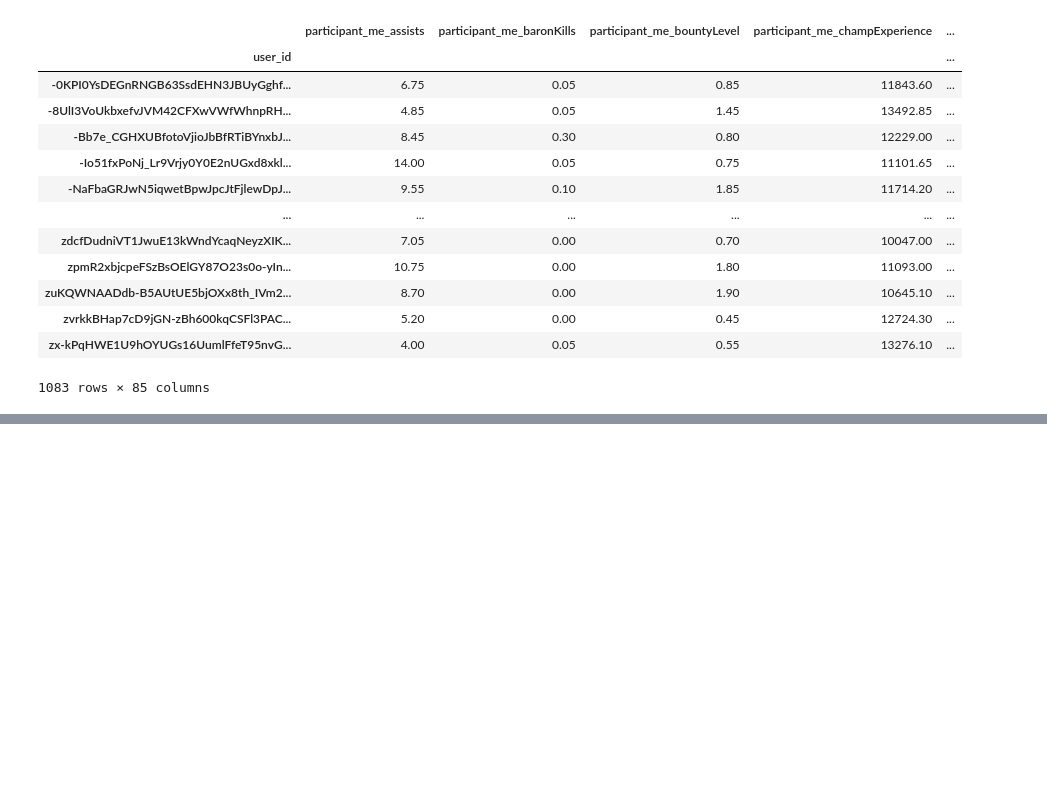
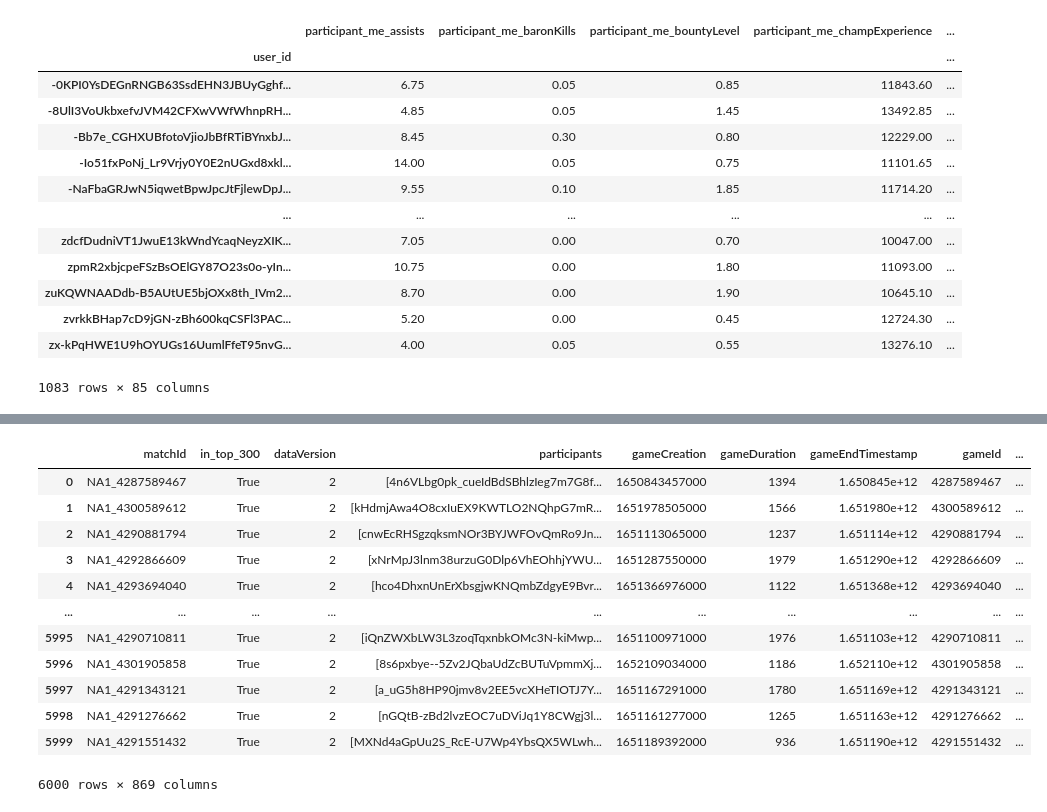
Before and after one commit to akarduna/445-project, a Jupyter notebook: clean_data.ipynb, the cells around one changed output, grey strips where cells are left out. Saved outputs shown, nothing was run; the diff lists cells and outputs as text; code cells hidden in the pictures; blank space fills up the shorter version.

Commit message:
data!

```diff
--- a/clean_data.ipynb
+++ b/clean_data.ipynb
@@ -170,3 +155,5 @@ Name: primary_part_index, Length: 1083, dtype: int64
+# %%
+all_users_df.reset_index(inplace=True, drop=True)
 # %%
 ml_drop_cols = ['matchId', 'in_top_300', 'dataVersion', 'participants', 'gameCreation', 'gameDuration', 'gameEndTimestamp', 'gameId', 'gameMode', 'gameName', 'gameStartTimestamp', 'gameType', 'gameVersion', 'mapId', 'platformId', 'queueId', 'tournamentCode', 'team_won', 'num_participants']
 
@@ -209,17 +178,23 @@ per_user_stats_df
 # %%
-new_games_df = pd.DataFrame()
 users_in_df = all_users_df['user_id'].unique()
+all_rows = []
 for index, game in all_users_df.iterrows():
+    print(index)
+    if not game['in_top_300']:
+        continue
     parts = game['participants']
-    row = pd.Series()
+    row = pd.Series(dtype='object')
+    other_cols = ml_drop_cols
+    for col in other_cols:
+        row[col] = game[col]
     for i, p in enumerate(parts):
         if p in users_in_df:
             stats = per_user_stats_df.loc[p, :]
         else:
             stats = per_user_stats_df.loc[users_in_df[0], :]
-        new_cols = [col.replace('participant_me_', f'participant_{i}_') for col in per_user_stats_df.columns]
+        new_cols = [col.replace('participant_me_', f'participant_{i}_avg_') for col in per_user_stats_df.columns]
         avg_stats = stats.values
         cur_stats = pd.Series(data=avg_stats, index=new_cols)
-        row = pd.concat([row, cur_stats], axis=1)
-    new_games_df = pd.concat([new_games_df, row])
+        row = pd.concat([row, cur_stats], axis=0)
+    all_rows.append(row)
 # %% [output]
@@ -227,2 +218,17 @@ KeyboardInterrupt:
 # %%
+new_games_df = pd.DataFrame(all_rows)
 new_games_df
+# %% [output]
+|  | matchId | in_top_300 | dataVersion | participants | gameCreation | gameDuration | gameEndTimestamp | gameId | ... |
+| 0 | NA1_4287589467 | True | 2 | [4n6VLbg0pk_cueIdBdSBhlzIeg7m7G8f... | 1650843457000 | 1394 | 1.650845e+12 | 4287589467 | ... |
+| 1 | NA1_4300589612 | True | 2 | [kHdmjAwa4O8cxIuEX9KWTLO2NQhpG7mR... | 1651978505000 | 1566 | 1.651980e+12 | 4300589612 | ... |
+| 2 | NA1_4290881794 | True | 2 | [cnwEcRHSgzqksmNOr3BYJWFOvQmRo9Jn... | 1651113065000 | 1237 | 1.651114e+12 | 4290881794 | ... |
+| 3 | NA1_4292866609 | True | 2 | [xNrMpJ3lnm38urzuG0Dlp6VhEOhhjYWU... | 1651287550000 | 1979 | 1.651290e+12 | 4292866609 | ... |
+| 4 | NA1_4293694040 | True | 2 | [hco4DhxnUnErXbsgjwKNQmbZdgyE9Bvr... | 1651366976000 | 1122 | 1.651368e+12 | 4293694040 | ... |
+| ... | ... | ... | ... | ... | ... | ... | ... | ... | ... |
+| 5995 | NA1_4290710811 | True | 2 | [iQnZWXbLW3L3zoqTqxnbkOMc3N-kiMwp... | 1651100971000 | 1976 | 1.651103e+12 | 4290710811 | ... |
+| 5996 | NA1_4301905858 | True | 2 | [8s6pxbye--5Zv2JQbaUdZcBUTuVpmmXj... | 1652109034000 | 1186 | 1.652110e+12 | 4301905858 | ... |
+| 5997 | NA1_4291343121 | True | 2 | [a_uG5h8HP90jmv8v2EE5vcXHeTIOTJ7Y... | 1651167291000 | 1780 | 1.651169e+12 | 4291343121 | ... |
+| 5998 | NA1_4291276662 | True | 2 | [nGQtB-zBd2lvzEOC7uDViJq1Y8CWgj3l... | 1651161277000 | 1265 | 1.651163e+12 | 4291276662 | ... |
+| 5999 | NA1_4291551432 | True | 2 | [MXNd4aGpUu2S_RcE-U7Wp4YbsQX5WLwh... | 1651189392000 | 936 | 1.651190e+12 | 4291551432 | ... |
+6000 rows × 869 columns
```
Also changed, not shown: parts of 4 cells of this notebook, 2 other files.
